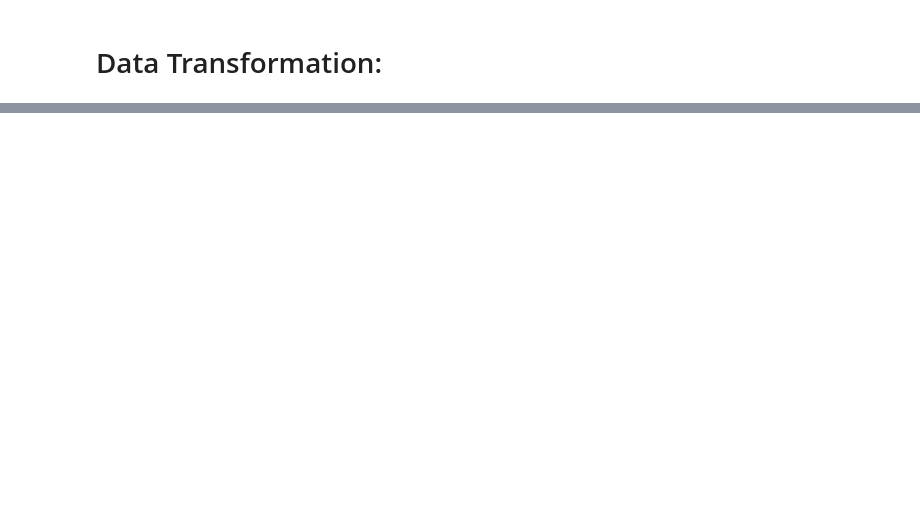
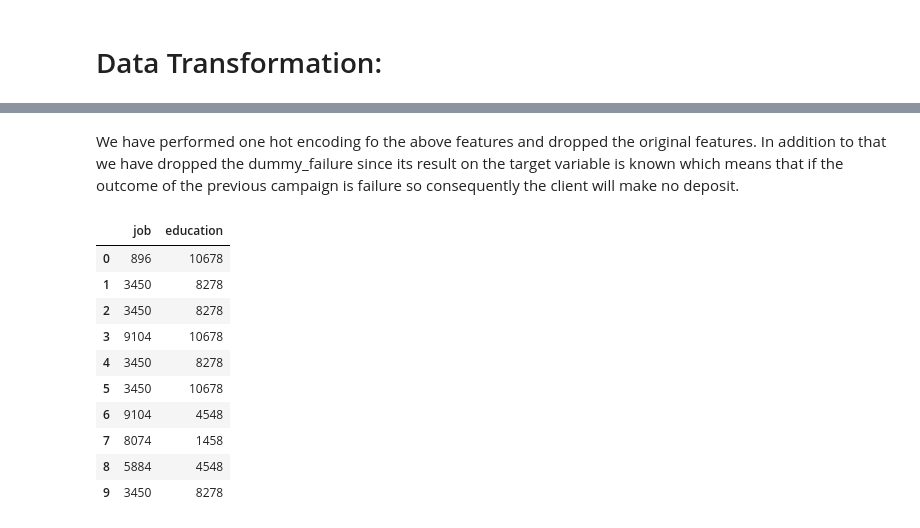
Before and after one commit to Vaishnavi-Dixit-12/Bank_Marketing_Campaign, a Jupyter notebook: Bank_Marketing_Campaign (Data Cleansing and Transformation).ipynb, the cells around one changed output, grey strips where cells are left out. Saved outputs shown, nothing was run; the diff lists cells and outputs as text; code cells hidden in the pictures; blank space fills up the shorter version.

```diff
--- a/Bank_Marketing_Campaign (Data Cleansing and Transformation).ipynb
+++ b/Bank_Marketing_Campaign (Data Cleansing and Transformation).ipynb
@@ -333,0 +390,3 @@ data.head()
+# %%
+dictionary1={'yes':1,'no':0}
+data1.y=data1['y'].map(dictionary1)
@@ -333,0 +404,5 @@ data.head()
+# %%
+dummy_contact=pd.get_dummies(data1['contact'], prefix='dummy')
+dummy_outcome=pd.get_dummies(data1['poutcome'], prefix='dummy',drop_first=True)
+data1 = pd.concat([data1,dummy_contact,dummy_outcome],axis=1)
+data1.drop(['contact','poutcome'],axis=1, inplace=True)
@@ -333,0 +418,2 @@ data.head()
+# %% [markdown]
+We have performed one hot encoding fo the above features and dropped the original features. In addition to that we have dropped the dummy_failure since its result on the target variable is known which means that if the outcome of the previous campaign is failure so consequently the client will make no deposit.
@@ -333,0 +422,20 @@ data.head()
+# %%
+bank_job=data1.job.value_counts().to_dict()
+bank_edu=data1.education.value_counts().to_dict()
+# %%
+data1['job']=data1.job.map(bank_job)
+data1['education']=data1.education.map(bank_edu)
+# %%
+data1.loc[:,['job','education']].head(10)
+# %% [output]
+|  | job | education |
+| 0 | 896 | 10678 |
+| 1 | 3450 | 8278 |
+| 2 | 3450 | 8278 |
+| 3 | 9104 | 10678 |
+| 4 | 3450 | 8278 |
+| 5 | 3450 | 10678 |
+| 6 | 9104 | 4548 |
+| 7 | 8074 | 1458 |
+| 8 | 5884 | 4548 |
+| 9 | 3450 | 8278 |
```
Also changed, not shown: parts of 41 cells of this notebook.
